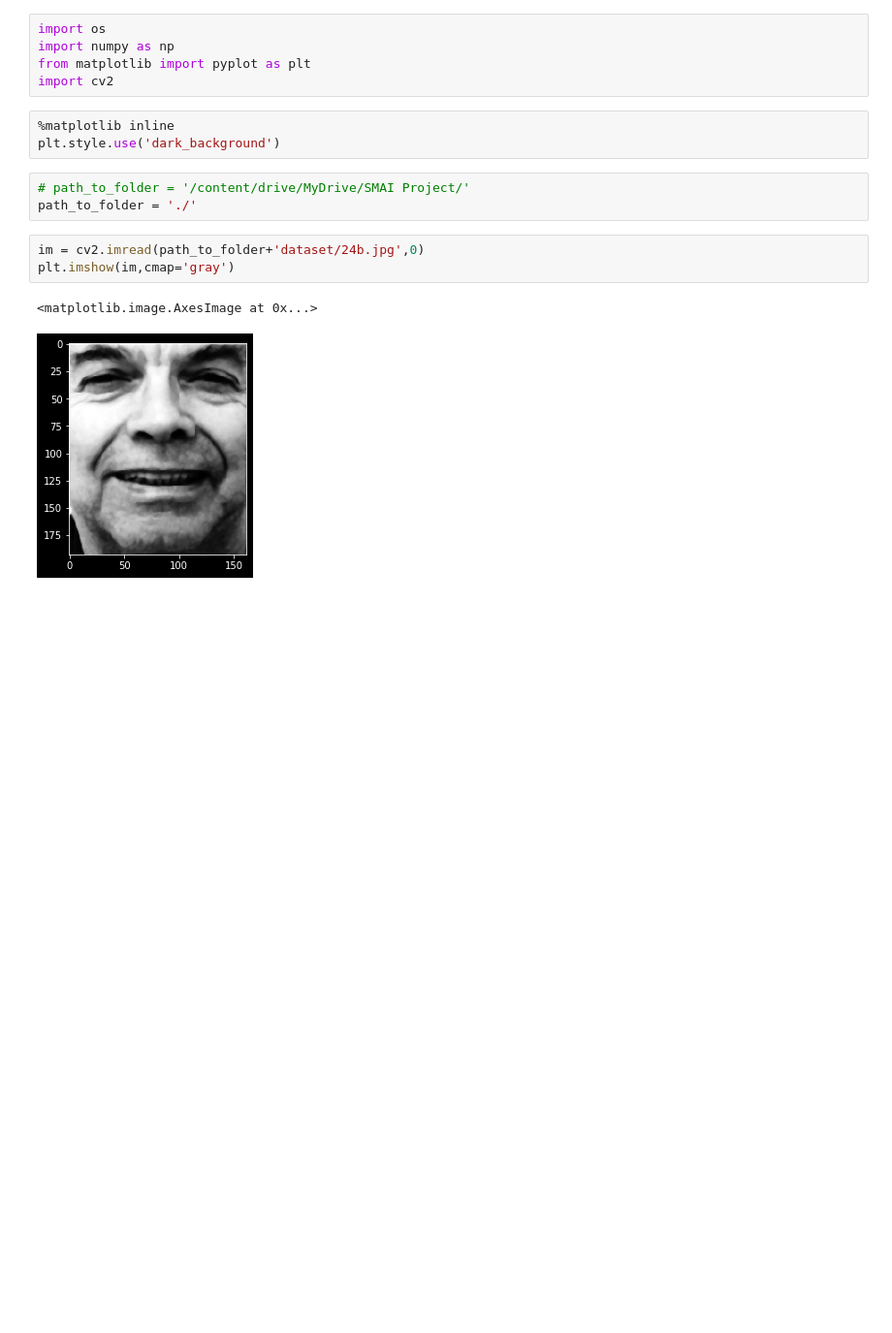
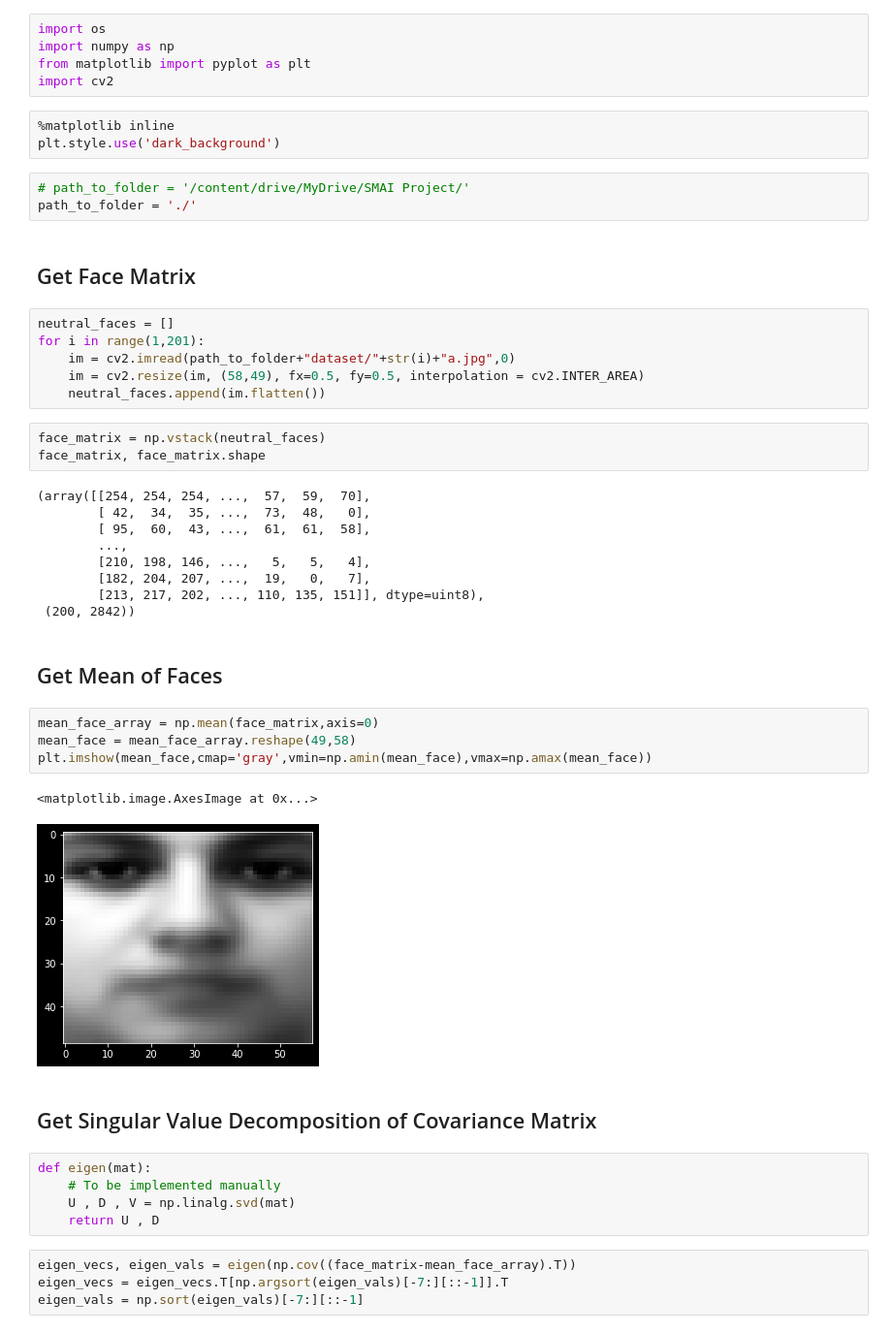
Before and after one commit to Rutvij-1/Eigen-Faces-SMAI-M21-project, a Jupyter notebook: EigenFaces.ipynb, the cells around one changed output. Shown at 97% size. Saved outputs shown, nothing was run; the diff lists cells and outputs as text; blank space fills up the shorter version.

```diff
--- a/EigenFaces.ipynb
+++ b/EigenFaces.ipynb
@@ -9,9 +9,43 @@ plt.style.use('dark_background')
 # %%
 # path_to_folder = '/content/drive/MyDrive/SMAI Project/'
 path_to_folder = './'
-# %%
-im = cv2.imread(path_to_folder+'dataset/24b.jpg',0)
-plt.imshow(im,cmap='gray')
-# %% [output]
-<matplotlib.image.AxesImage at 0x...>
-[figure, removed]
+# %% [markdown]
+## Get Face Matrix
+# %%
+neutral_faces = []
+for i in range(1,201):
+    im = cv2.imread(path_to_folder+"dataset/"+str(i)+"a.jpg",0)
+    im = cv2.resize(im, (58,49), fx=0.5, fy=0.5, interpolation = cv2.INTER_AREA)
+    neutral_faces.append(im.flatten())
+# %%
+face_matrix = np.vstack(neutral_faces)
+face_matrix, face_matrix.shape
+# %% [output]
+(array([[254, 254, 254, ...,  57,  59,  70],
+        [ 42,  34,  35, ...,  73,  48,   0],
+        [ 95,  60,  43, ...,  61,  61,  58],
+        ...,
+        [210, 198, 146, ...,   5,   5,   4],
+        [182, 204, 207, ...,  19,   0,   7],
+        [213, 217, 202, ..., 110, 135, 151]], dtype=uint8),
+ (200, 2842))
+# %% [markdown]
+## Get Mean of Faces
+# %%
+mean_face_array = np.mean(face_matrix,axis=0)
+mean_face = mean_face_array.reshape(49,58)
+plt.imshow(mean_face,cmap='gray',vmin=np.amin(mean_face),vmax=np.amax(mean_face))
+# %% [output]
+<matplotlib.image.AxesImage at 0x...>
+[figure, added]
+# %% [markdown]
+## Get Singular Value Decomposition of Covariance Matrix
+# %%
+def eigen(mat):
+    # To be implemented manually
+    U , D , V = np.linalg.svd(mat)
+    return U , D
+# %%
+eigen_vecs, eigen_vals = eigen(np.cov((face_matrix-mean_face_array).T))
+eigen_vecs = eigen_vecs.T[np.argsort(eigen_vals)[-7:][::-1]].T
+eigen_vals = np.sort(eigen_vals)[-7:][::-1]
```
Also changed, not shown: parts of 4 cells of this notebook, 1 other file.
